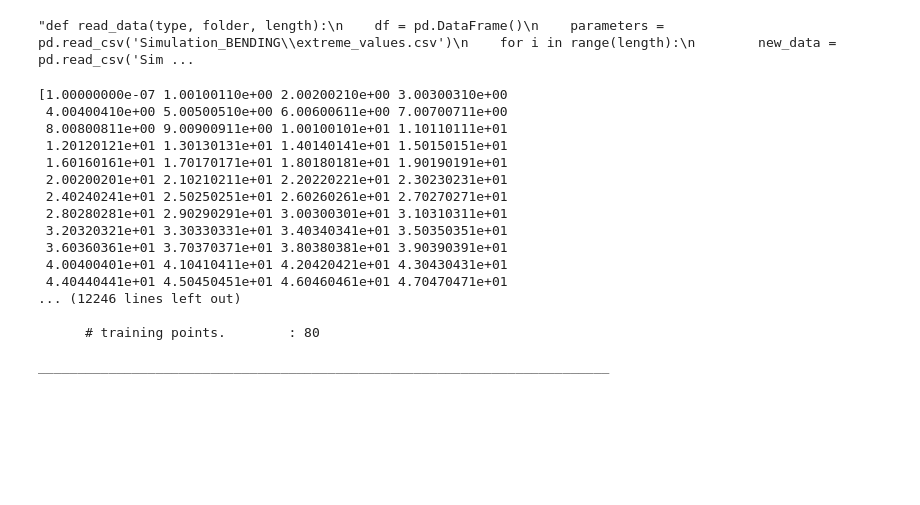
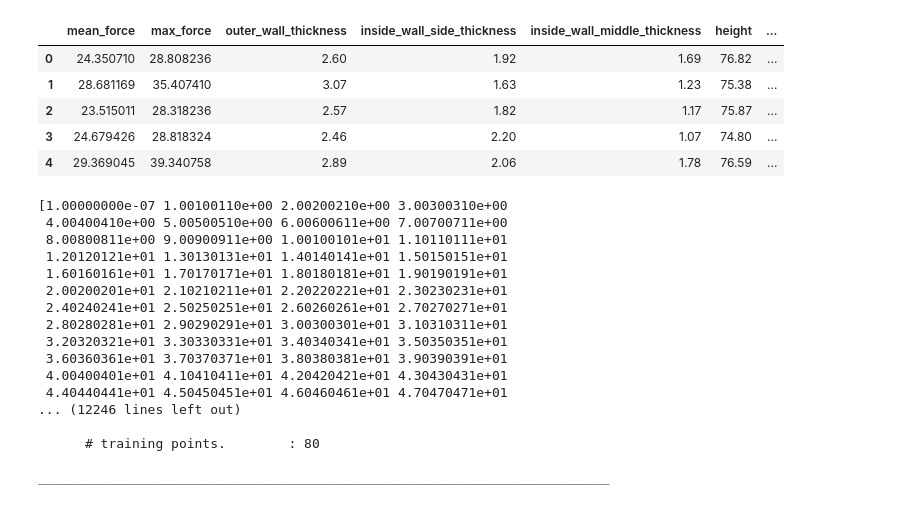
Before and after one commit to magnufoy/Surrogate-modeling, a Jupyter notebook: Generate_data_for_extreme_values.ipynb, the cells around one changed output. Cells and saved outputs as stored; diff of their text form; code cells hidden in the pictures; blank space fills up the shorter version.

```diff
--- a/Generate_data_for_extreme_values.ipynb
+++ b/Generate_data_for_extreme_values.ipynb
@@ -10,27 +10,32 @@ import tensorflow as tf
 from sklearn.svm import SVR
 from sklearn.model_selection import RandomizedSearchCV
 # %%
-'''def read_data(type, folder, length):
+def read_data(type, folder, length):
     df = pd.DataFrame()
-    parameters = pd.read_csv('Simulation_BENDING\extreme_values.csv')
+    parameters = pd.read_csv('random_extreme_values.csv')
     for i in range(length):
         new_data = pd.read_csv('Simulation_'+type+'/'+folder+'/'+type+'_X_data.csv/'+type+'_'+str(i+1)+'_data.csv')
         mean_force = new_data['FKN'].mean()
         max_force = new_data['FKN'].max()
         new_data_df = pd.DataFrame()
         new_data_df['mean_force'] = [mean_force]
         new_data_df['max_force'] = [max_force]
         for parameter in parameters.columns:
             new_data_df[parameter] = parameters[parameter][i]
         df = pd.concat([df, new_data_df])
     df = df.drop(columns=['sample'])
     df.reset_index(drop=True, inplace=True)
-    df.to_csv('Bending_extreme_whole.csv', index=False)
+    df.to_csv('Bending_extreme_random.csv', index=False)
     return df
 
 
-df = read_data(type='BENDING', folder='Bending_extreme_values', length=14)
-df.head()'''
+df = read_data(type='BENDING', folder='Random_extreme_bending', length=100)
+df.head()
 # %% [output]
-"def read_data(type, folder, length):\n    df = pd.DataFrame()\n    parameters = pd.read_csv('Simulation_BENDING\\extreme_values.csv')\n    for i in range(length):\n        new_data = pd.read_csv('Sim ...
+|  | mean_force | max_force | outer_wall_thickness | inside_wall_side_thickness | inside_wall_middle_thickness | height | ... |
+| 0 | 24.350710 | 28.808236 | 2.60 | 1.92 | 1.69 | 76.82 | ... |
+| 1 | 28.681169 | 35.407410 | 3.07 | 1.63 | 1.23 | 75.38 | ... |
+| 2 | 23.515011 | 28.318236 | 2.57 | 1.82 | 1.17 | 75.87 | ... |
+| 3 | 24.679426 | 28.818324 | 2.46 | 2.20 | 1.07 | 74.80 | ... |
+| 4 | 29.369045 | 39.340758 | 2.89 | 2.06 | 1.78 | 76.59 | ... |
 # %%
```
Also changed, not shown: parts of 14 cells of this notebook, 1 other file.
